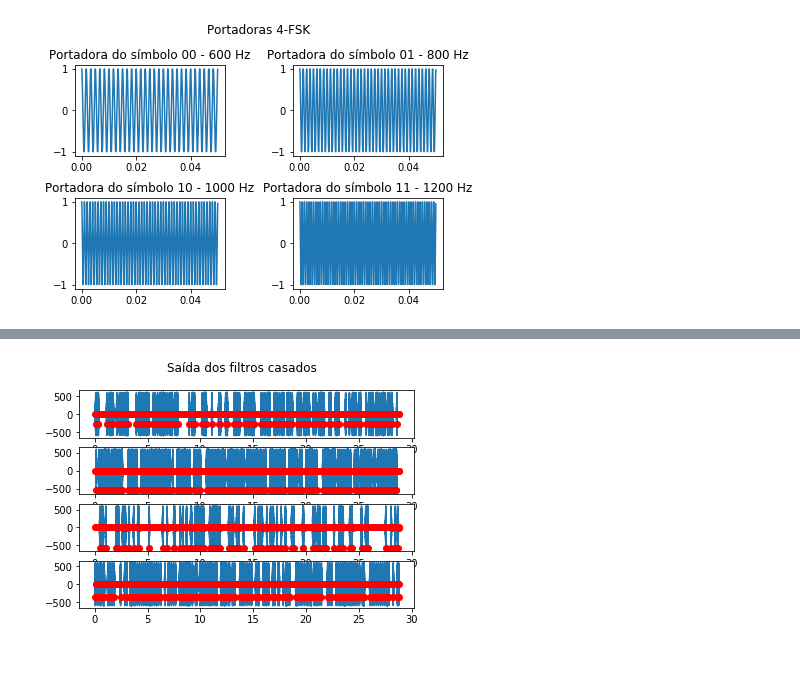
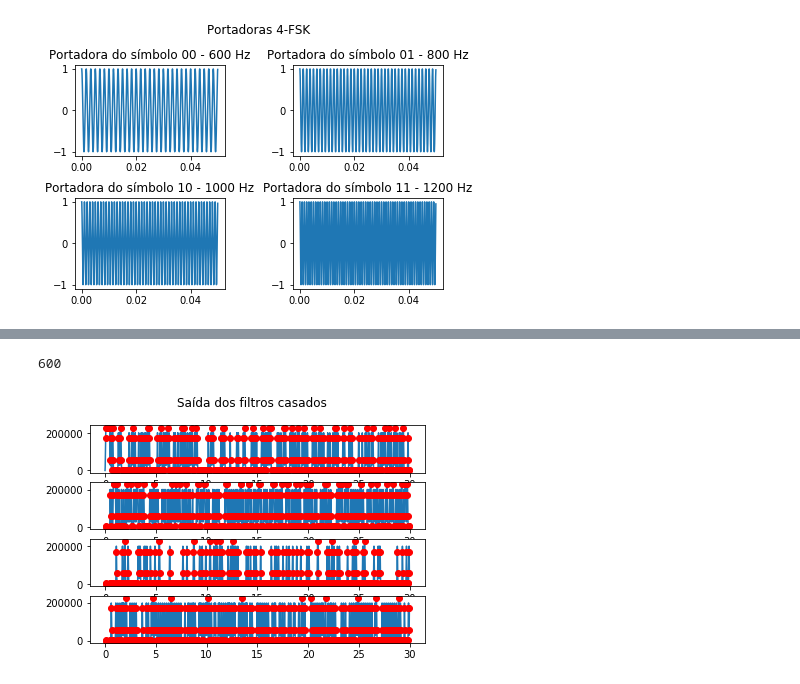
Before and after one commit to Saraso1408/Modem, a Jupyter notebook: Detector_v3.ipynb, the cells around one changed output, grey strips where cells are left out. Cells and saved outputs as stored; diff of their text form; code cells hidden in the pictures.

Commit message:
Add files via upload
Programa mais atualizado de demodulação de um sinal.

```diff
--- a/Detector_v3.ipynb
+++ b/Detector_v3.ipynb
@@ -156,7 +156,7 @@ len(header_modulado)
 # %%
 # Cálculos para plotar o sinal recebido. (não é necessário, nem decisivo para a demodulação)
 
-start = start_bit #+ len(header_modulado)    # ACHO que o start_bit dá a primeira posição do header. Para achar
+start = start_bit + len(header_modulado)    # ACHO que o start_bit dá a primeira posição do header. Para achar
                                              # onde a mensagem começa, tenho que somar isso ao tamanho do
                                                 # header. Se der errado tenta do outro jeito.
 # %%
@@ -336,23 +372,24 @@ F1=600
 F2=800                                      # FAZER - A MESMA IDEIA PARA OS 4 SIMBOLOS.
 F3=1000                                       # Mas dessa vez eu preciso separar todos os bits em pares, cada um sendo um simbolo.
 F4=1200
-#t_wave=np.arange(0,1/baudRate,1/Fs)         # Limita meu sinal em um tempo determinado.
+t_wave=np.arange(0,1/baudRate,1/Fs)         # Limita meu sinal em um tempo determinado.
 
 b = [1]
-
 header = np.append(header,b)
 
 header_modulado = []
 tam = len(header)
-#cosseno_F1 = np.cos(2*np.pi*F1*t_wave)
-#cosseno_F2 = np.cos(2*np.pi*F2*t_wave)
+cosseno_F1 = np.cos(2*np.pi*F1*t_wave)
+cosseno_F2 = np.cos(2*np.pi*F2*t_wave)
+cosseno_F3 = np.cos(2*np.pi*F3*t_wave)
+cosseno_F4 = np.cos(2*np.pi*F4*t_wave)
 
 for i in range(0, tam, 2):
-    t_wave = np.arange((i*1/baudRate),(1/baudRate)+(i*1/baudRate),1/Fs)
-    cosseno_F1 = np.cos(2*np.pi*F1*t_wave)
-    cosseno_F2 = np.cos(2*np.pi*F2*t_wave)
-    cosseno_F3 = np.cos(2*np.pi*F3*t_wave)
-    cosseno_F4 = np.cos(2*np.pi*F4*t_wave)
+    #t_wave = np.arange((i*1/baudRate),(1/baudRate)+(i*1/baudRate),1/Fs)
+    #cosseno_F1 = np.cos(2*np.pi*F1*t_wave)
+    #cosseno_F2 = np.cos(2*np.pi*F2*t_wave)
+    #cosseno_F3 = np.cos(2*np.pi*F3*t_wave)
+    #cosseno_F4 = np.cos(2*np.pi*F4*t_wave)
 
     if header[i]==0 and header[i+1]==0:
         x = (cosseno_F1)
@@ -399,6 +434,7 @@ start = start_bit #+len(header_modulado)
 # %%
 # Pegar dados a partir de onde começa a mensagem.
 
+start = start_bit + len(header_modulado)
 data = data[start:]
 print(data)
 print(len(data))
@@ -409,8 +444,17 @@ print(len(data))
 # %%
+# Aplicação do filtro casado + média móvel.
+
 casado_1=np.convolve(data,np.flip(wave1))
+casado_1=np.convolve(np.abs(casado_1),np.ones((int(len(t_wave)/2))))
+
 casado_2=np.convolve(data,np.flip(wave2))
+casado_2=np.convolve(np.abs(casado_2),np.ones((int(len(t_wave)/2))))
+
 casado_3=np.convolve(data,np.flip(wave3))
+casado_3=np.convolve(np.abs(casado_3),np.ones((int(len(t_wave)/2))))
+
 casado_4=np.convolve(data,np.flip(wave4))
+casado_4=np.convolve(np.abs(casado_4),np.ones((int(len(t_wave)/2))))
 # %%
 #Amostragem do filtro casado a cada período de bit
 
@@ -446,14 +470,22 @@ array([ 2.27905595e+00, -2.77637301e+02,  2.96451714e+00, -2.75358245e+02,
+# %%
+# debug
+
+len(amostra_casado1)      # esse valor nos dá o número de símbolos.
+# %% [output]
+600
 # %%
+# Plot da saída dos filtros casados.
+
 fig, axs = plt.subplots(4)
 fig.suptitle('Saída dos filtros casados')
 axs[0].plot(t,casado_1[0:len(t)])
-axs[0].plot(t_amostra,amostra_casado1,'or')
+axs[0].plot(t_amostra,amostra_casado1[0:len(t_amostra)],'or')
 axs[1].plot(t,casado_2[0:len(t)])
-axs[1].plot(t_amostra,amostra_casado2,'or')
+axs[1].plot(t_amostra,amostra_casado2[0:len(t_amostra)],'or')
 axs[2].plot(t,casado_3[0:len(t)])
-axs[2].plot(t_amostra,amostra_casado3,'or')
+axs[2].plot(t_amostra,amostra_casado3[0:len(t_amostra)],'or')
 axs[3].plot(t,casado_4[0:len(t)])
-axs[3].plot(t_amostra,amostra_casado4,'or')
+axs[3].plot(t_amostra,amostra_casado4[0:len(t_amostra)],'or')
 plt.show()
 # %% [output]
-[figure, old version]
+[figure, new version]
```
Also changed, not shown: parts of 28 cells of this notebook.
